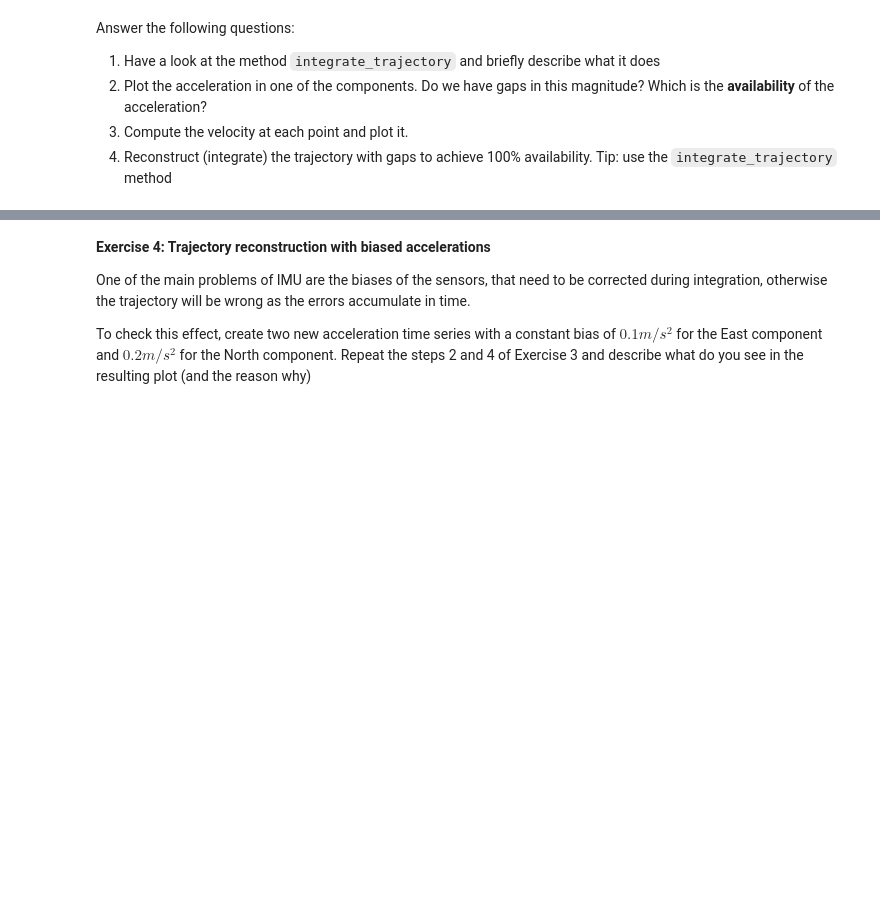
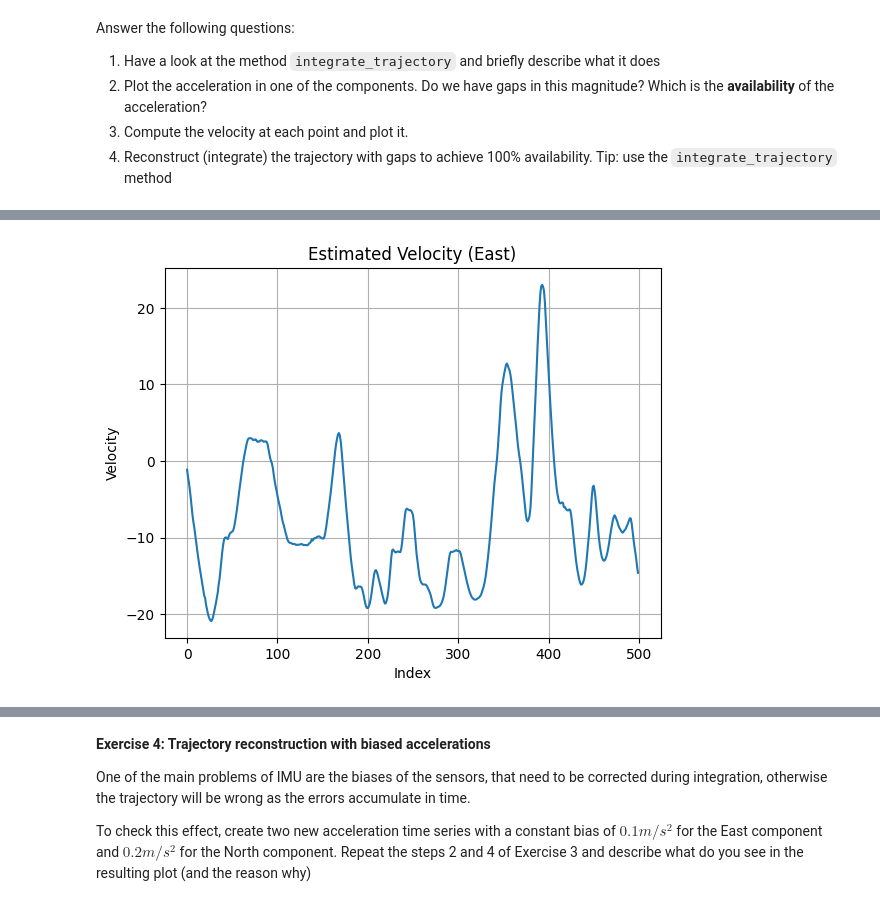
Before and after one commit to FranciscoSagardoyProus/PAI_REPO, a Jupyter notebook: plab/p3_GNSS_IMU.ipynb, the cells around one changed output, grey strips where cells are left out. Cells and saved outputs as stored; diff of their text form; code cells hidden in the pictures; blank space fills up the shorter version.

```diff
--- a/plab/p3_GNSS_IMU.ipynb
+++ b/plab/p3_GNSS_IMU.ipynb
@@ -208,0 +281,11 @@ Answer the following questions:
+# %%
+velocity = df[aE].cumsum()
+
+plt.plot(velocity)
+plt.title("Estimated Velocity (East)")
+plt.xlabel("Index")
+plt.ylabel("Velocity")
+plt.grid()
+plt.show()
+# %% [output]
+[figure, added]
```
Also changed, not shown: parts of 12 cells of this notebook.
